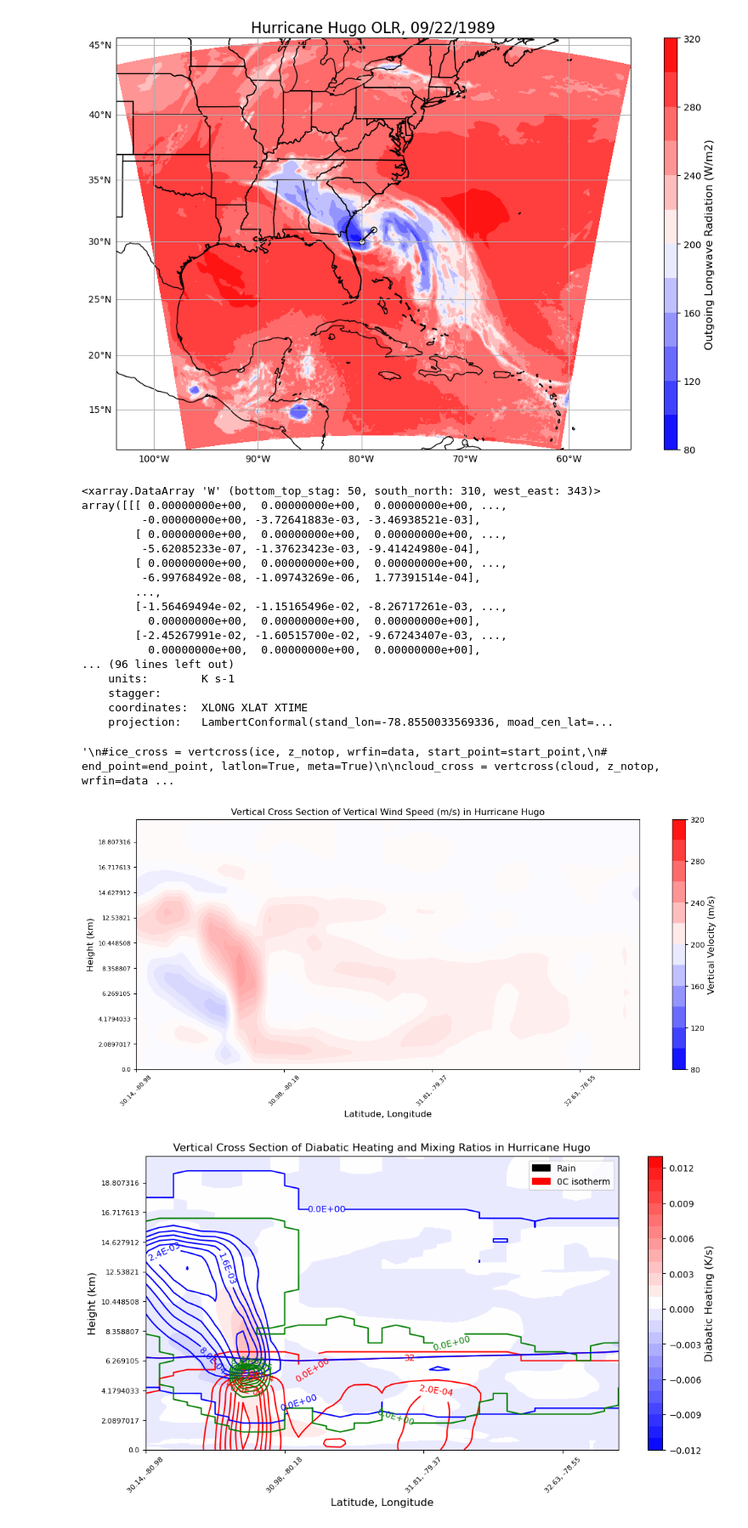
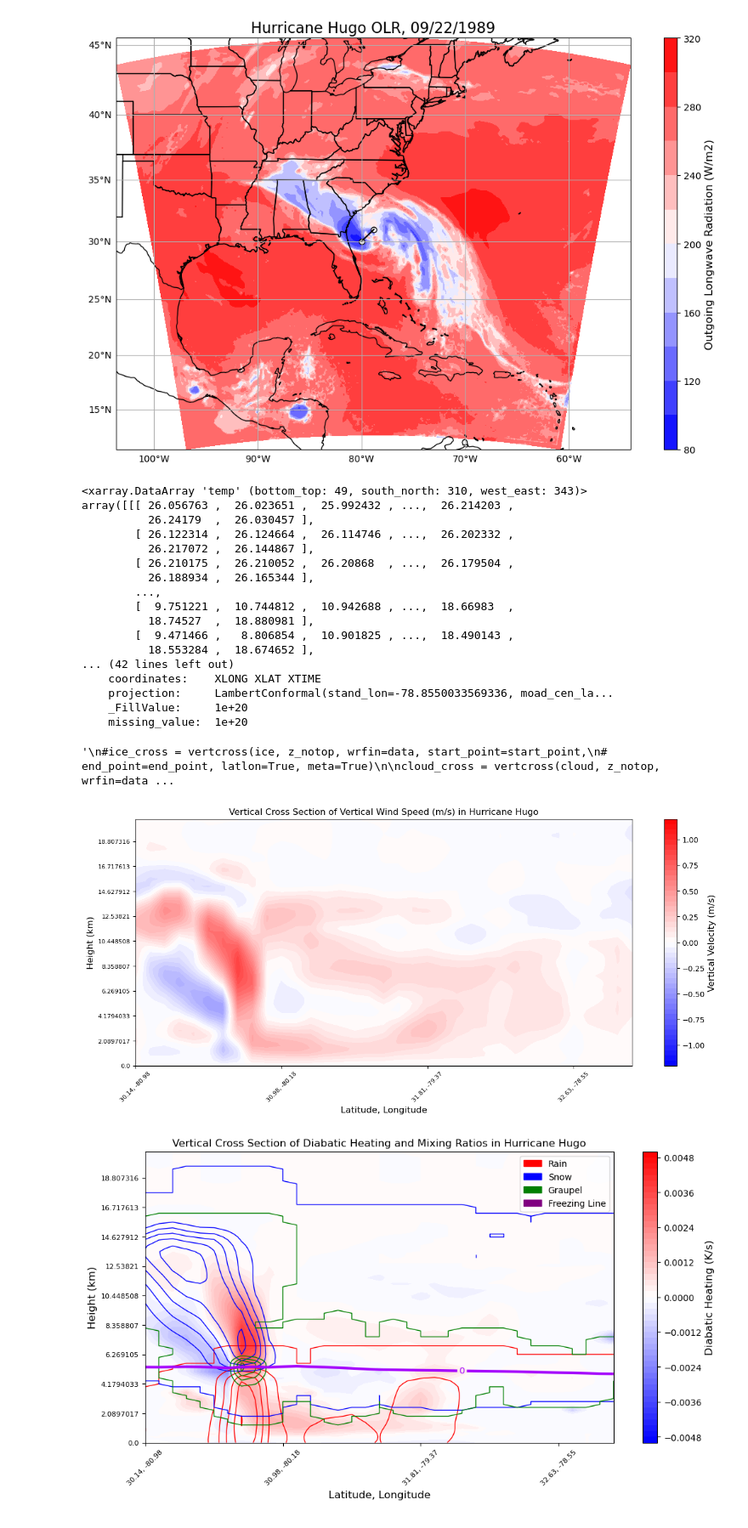
Before and after one commit to legetker/Research-Codes, a Jupyter notebook: getker_cross_section.ipynb, the cells around one changed output. Shown: that part at 85% size. Drawn from its saved outputs; the diff is of its cells as text; code cells hidden in the pictures.

Commit message:
Fixing isotherm

```diff
--- a/getker_cross_section.ipynb
+++ b/getker_cross_section.ipynb
@@ -68,16 +68,14 @@ z = (z / 9.8) / 1000 #Convert value to km
 z_notop = z[0:49]
 
 w =  getvar(data, 'W')
-print(w)
 #ice = getvar(data, 'QICE')
 cloud = getvar(data, 'QCLOUD')
 vapor = getvar(data, 'QVAPOR')
 graup = getvar(data, 'QGRAUP')
 snow = getvar(data, 'QSNOW')
 rain = getvar(data, 'QRAIN')
-t = getvar(data, 'T')
+t = getvar(data, 'tc')
 h_diabatic = getvar(data, 'H_DIABATIC')
-print(h_diabatic)
 
 # Create the start point and end point for the cross section
 start_point = CoordPair(lat=30.15, lon=-80.97)
@@ -109,30 +107,25 @@ cloud_cross = vertcross(cloud, z_notop, wrfin=data, start_point=start_point,
 vapor_cross = vertcross(vapor, z_notop, wrfin=data, start_point=start_point,
                        end_point=end_point, latlon=True, meta=True)
 
-
-
-
-
-
 """
 # %% [output]
-<xarray.DataArray 'W' (bottom_top_stag: 50, south_north: 310, west_east: 343)>
-array([[[ 0.00000000e+00,  0.00000000e+00,  0.00000000e+00, ...,
-         -0.00000000e+00, -3.72641883e-03, -3.46938521e-03],
-        [ 0.00000000e+00,  0.00000000e+00,  0.00000000e+00, ...,
-         -5.62085233e-07, -1.37623423e-03, -9.41424980e-04],
-        [ 0.00000000e+00,  0.00000000e+00,  0.00000000e+00, ...,
-         -6.99768492e-08, -1.09743269e-06,  1.77391514e-04],
+<xarray.DataArray 'temp' (bottom_top: 49, south_north: 310, west_east: 343)>
+array([[[ 26.056763 ,  26.023651 ,  25.992432 , ...,  26.214203 ,
+          26.24179  ,  26.030457 ],
+        [ 26.122314 ,  26.124664 ,  26.114746 , ...,  26.202332 ,
+          26.217072 ,  26.144867 ],
+        [ 26.210175 ,  26.210052 ,  26.20868  , ...,  26.179504 ,
+          26.188934 ,  26.165344 ],
         ...,
-        [-1.56469494e-02, -1.15165496e-02, -8.26717261e-03, ...,
-          0.00000000e+00,  0.00000000e+00,  0.00000000e+00],
-        [-2.45267991e-02, -1.60515700e-02, -9.67243407e-03, ...,
-          0.00000000e+00,  0.00000000e+00,  0.00000000e+00],
-... (96 lines left out)
-    units:        K s-1
-    stagger:
-    coordinates:  XLONG XLAT XTIME
-    projection:   LambertConformal(stand_lon=-78.8550033569336, moad_cen_lat=...
+        [  9.751221 ,  10.744812 ,  10.942688 , ...,  18.66983  ,
+          18.74527  ,  18.880981 ],
+        [  9.471466 ,   8.806854 ,  10.901825 , ...,  18.490143 ,
+          18.553284 ,  18.674652 ],
+... (42 lines left out)
+    coordinates:    XLONG XLAT XTIME
+    projection:     LambertConformal(stand_lon=-78.8550033569336, moad_cen_la...
+    _FillValue:     1e+20
+    missing_value:  1e+20
 '\n#ice_cross = vertcross(ice, z_notop, wrfin=data, start_point=start_point,\n#                       end_point=end_point, latlon=True, meta=True)\n\ncloud_cross = vertcross(cloud, z_notop, wrfin=data ...
 # %%
 """
@@ -143,7 +136,7 @@ fig = plt.figure(figsize=(12,6))
 ax = plt.axes()
 
 # Contours -- make sure to modify levels here
-wspd_contours = ax.contourf(to_np(w_cross), cmap="bwr", levels = np.arange(-2.3, 2.4, .1))
+wspd_contours = ax.contourf(to_np(w_cross), cmap="bwr", levels = np.arange(-1.2, 1.25, .05))
 
 # Set the x-ticks to use latitude and longitude labels.
 coord_pairs = to_np(w_cross.coords["xy_loc"])
@@ -168,13 +161,13 @@ ax.set_ylabel("Height (km)", fontsize=12)
 
 plt.title("Vertical Cross Section of Vertical Wind Speed (m/s) in Hurricane Hugo")
 cax = fig.add_axes([ax.get_position().x1+0.05,ax.get_position().y0,0.02,ax.get_position().height])  #You can change the numbers to move the colorbar.
-cbar = plt.colorbar(cs, cax = cax)
+cbar = plt.colorbar(wspd_contours, cax = cax)
 cbar.set_label("Vertical Velocity (m/s)", fontsize = 12)
 plt.show()
 fig.savefig('hugo_w_cross_section_19890922T0300.png',
             bbox_inches='tight',transparent=False,facecolor='white')
 # %% [output]
-[figure, old version]
+[figure, new version]
 # %%
 """
 Now, plot our cross section. You may need to edit parts of this cell to match your desired variable.
@@ -185,16 +178,15 @@ ax = plt.axes()
 
 # Contours -- make sure to modify levels here
 #wspd_contours = ax.contourf(to_np(wspd_cross), cmap="bwr", levels = np.arange(-2, 2.1, .1))
-l1 = ax.contour(to_np(rain_cross), colors = ('red',), levels = 5)
-l2 = ax.contour(to_np(snow_cross), colors = ('blue',), levels = 5)
-l3 = ax.contour(to_np(graup_cross), colors = ('green',), levels = 5)
-l4 = ax.contour(to_np(t_cross), colors = ('r',), levels = np.arange(32,33, 1))
-ax.clabel(l1,fmt = "%.1E")#, levels = np.arange(0, .0008, .0002))
-ax.clabel(l2,fmt = "%.1E")#, levels = np.arange(0, .0032, .0008))
-ax.clabel(l3,fmt = "%.1E")
+l1 = ax.contour(to_np(rain_cross), colors = ('red',), levels = 5, linewidths = 1)
+l2 = ax.contour(to_np(snow_cross), colors = ('blue',), levels = 5, linewidths = 1)
+l3 = ax.contour(to_np(graup_cross), colors = ('green',), levels = 5, linewidths = 1)
+l4 = ax.contour(to_np(t_cross), colors = ('#a503fc',), levels = np.arange(0,1, 1), linewidths = 3)
+#ax.clabel(l1,fmt = "%.1E")#, levels = np.arange(0, .0008, .0002))
+#ax.clabel(l2,fmt = "%.1E")#, levels = np.arange(0, .0032, .0008))
+#ax.clabel(l3,fmt = "%.1E")
 ax.clabel(l4)
-cs = ax.contourf(to_np(h_cross), cmap = 'bwr', levels = np.arange(-.012, .014, .001))
-ax.contour(to_np(t_cross), colors = ('b',), levels = np.arange(32,33, 1))
+cs = ax.contourf(to_np(h_cross), cmap = 'bwr', levels = np.arange(-.005, .0052, .0002))
 """
 #ax.contour(to_np(ice_cross), colors = ('b',), levels = 10)
 ax.contour(to_np(graup_cross), colors = ('g',), levels = 10)
@@ -209,34 +201,36 @@ coord_pairs = to_np(w_cross.coords["xy_loc"])
 x_ticks = np.arange(coord_pairs.shape[0])
 x_labels = [pair.latlon_str(fmt="{:.2f}, {:.2f}")
             for pair in to_np(coord_pairs)]
 ax.set_xticks(x_ticks[::10])
 ax.set_xticklabels(x_labels[::10], rotation=45, fontsize=8)
 
 
 # Set the y-ticks to be height.
 vert_vals = to_np(w_cross.coords["vertical"])
 v_ticks = np.arange(vert_vals.shape[0])
 ax.set_yticks(v_ticks[::10])
 ax.set_yticklabels(vert_vals[::10], fontsize=8)
 
 #plt.gca().ticklabel_format(axis='both', style='plain', useOffset=False)
 
 # Set the x-axis and  y-axis labels
 ax.set_xlabel("Latitude, Longitude", fontsize=12)
 ax.set_ylabel("Height (km)", fontsize=12)
 
 #colorbar
 #cax = fig.add_axes([ax.get_position().x1+0.05,ax.get_position().y0,0.02,ax.get_position().height])  #You can change the numbers to move the colorbar.
 cbar = plt.colorbar(cs)
 cbar.set_label("Diabatic Heating (K/s)", fontsize = 12)
 
 
-red_patch = mpatches.Patch(color='black', label='Rain')
-blue_patch = mpatches.Patch(color='red', label='0C isotherm')
-ax.legend(handles=[red_patch, blue_patch])
+red_patch = mpatches.Patch(color='red', label='Rain')
+blue_patch = mpatches.Patch(color='blue', label='Snow')
+green_patch = mpatches.Patch(color='green', label='Graupel')
+purple_patch = mpatches.Patch(color='purple', label='Freezing Line')
+ax.legend(handles=[red_patch, blue_patch, green_patch, purple_patch])
 plt.title("Vertical Cross Section of Diabatic Heating and Mixing Ratios in Hurricane Hugo")
 plt.show()
 fig.savefig('hugo_q_cross_section_19890922T0300.png',
             bbox_inches='tight',transparent=False,facecolor='white')
 # %% [output]
-[figure, old version]
+[figure, new version]
```
